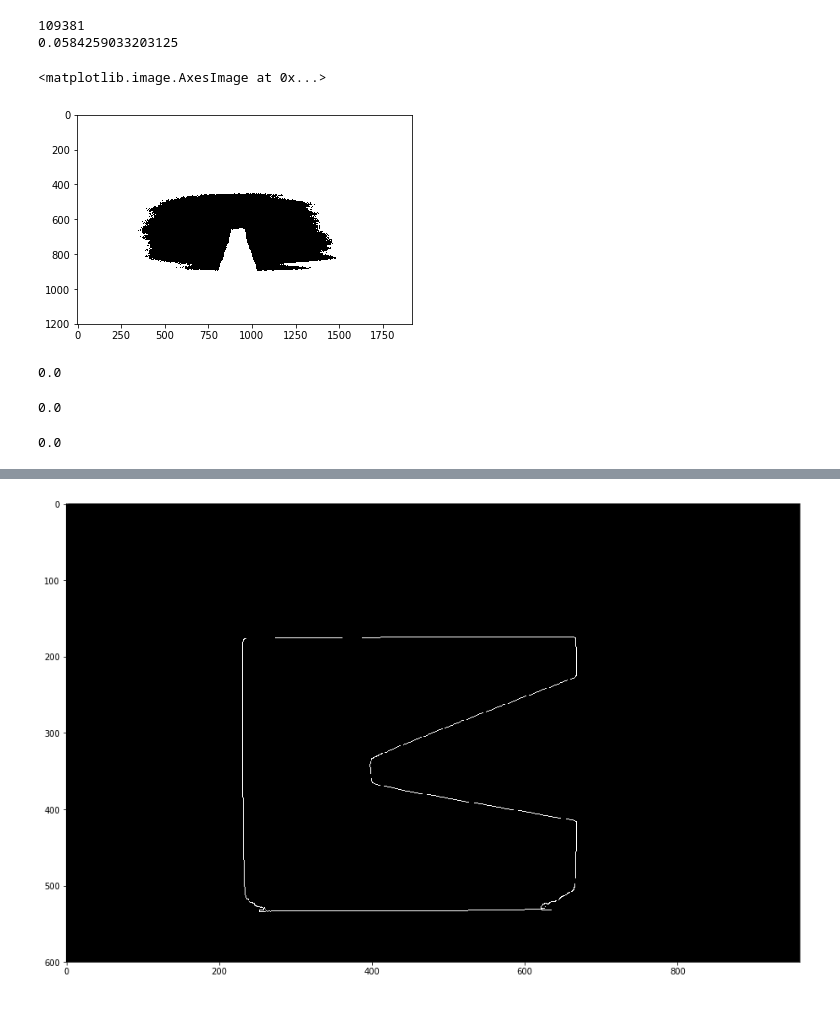
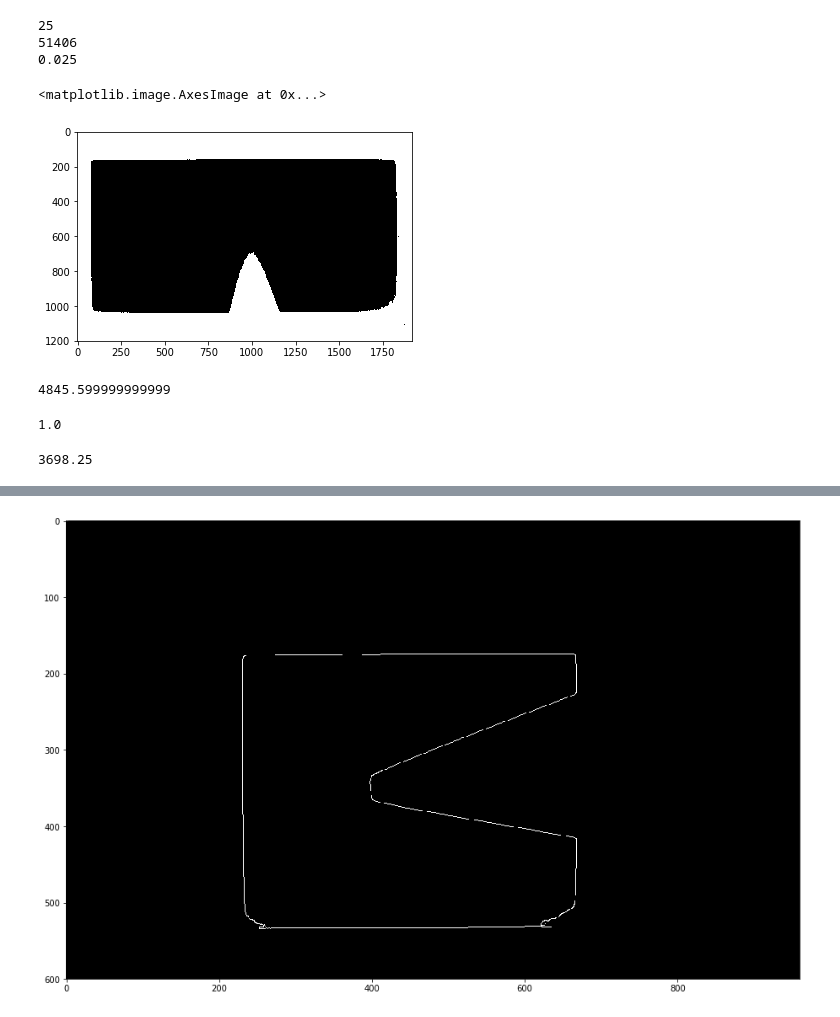
Before and after one commit to AdvancedPhotonSource/auto_sample_alignment, a Jupyter notebook: alignment-Normalization.ipynb, the cells around one changed output, grey strips where cells are left out. Cells and saved outputs as stored; diff of their text form; code cells hidden in the pictures.

```diff
--- a/alignment-Normalization.ipynb
+++ b/alignment-Normalization.ipynb
@@ -87,6 +90,6 @@ def smooth(x, window_len=11, window='hanning'):
 
     return y
 # %%
-images = glob('./data/pantleon_oct18_alignment/*.tif')
+images = glob('./data/low_brightness/*.tif')
 visualize(images)
 # %% [output]
@@ -112,5 +136,5 @@ plt.imshow(img2)
 # %%
-hist, bins = np.histogram(img2.ravel(), 65536, [0.0, 1.0])
+hist, bins = np.histogram(img2.ravel(), 1000, [0.0, 1.0])
 plt.plot(hist)
 # %% [output]
 [<matplotlib.lines.Line2D at 0x...>]
@@ -118,36 +145,39 @@ plt.plot(hist)
 # %%
 a = np.argmax(hist)
+
+print(a)
 print(hist[a])
 print(bins[a])
 # %% [output]
-109381
-0.0584259033203125
+25
+51406
+0.025
 # %%
 np.argmax(hist)
-hist[2619]
+# hist[2619]
 #bins[np.argmax(hist)-100:np.argmax(hist)+100]
 
 binary1 = np.zeros_like(img2)
 binary2 = np.zeros_like(img2)
 
 binary1[np.logical_and(img2 > bins[a]-0.10, img2 < bins[a]+0.10)] = 255
 binary1 = np.uint8(binary1)
 
 plt.imshow(binary1, cmap='gray')
 # %% [output]
 <matplotlib.image.AxesImage at 0x...>
-[figure, old version]
+[figure, new version]
 # %%
 np.percentile(hist, 85)
 # %% [output]
-0.0
+4845.599999999999
 # %%
 np.percentile(hist, 50)
 # %% [output]
-0.0
+1.0
 # %%
 np.percentile(hist, 75)
 # %% [output]
-0.0
+3698.25
 # %%
 binary = np.zeros_like(img2)
```
Also changed, not shown: parts of 11 cells of this notebook, 9 other files.
